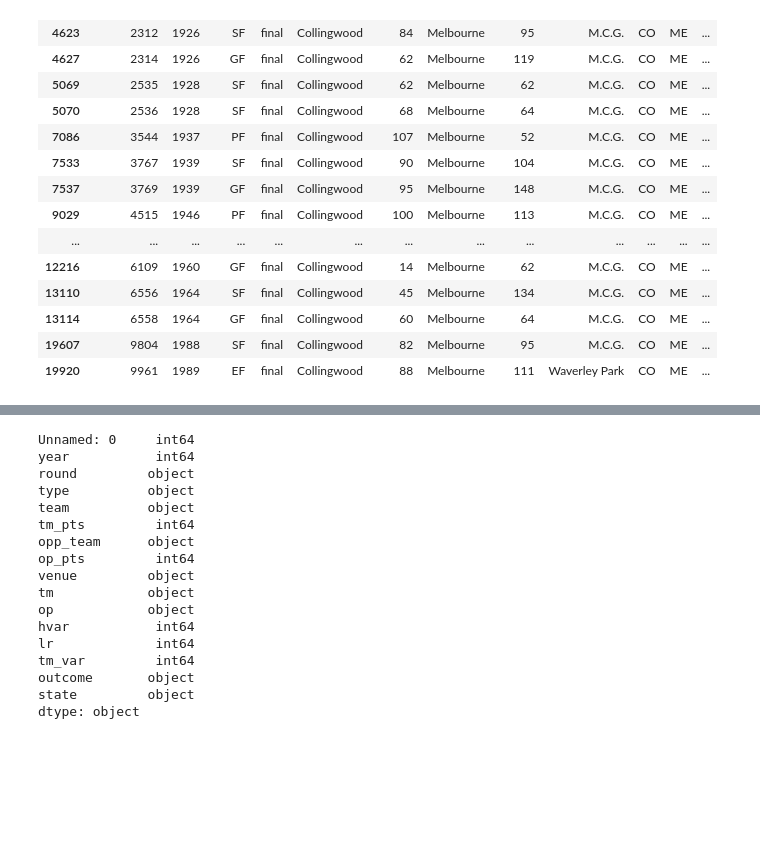
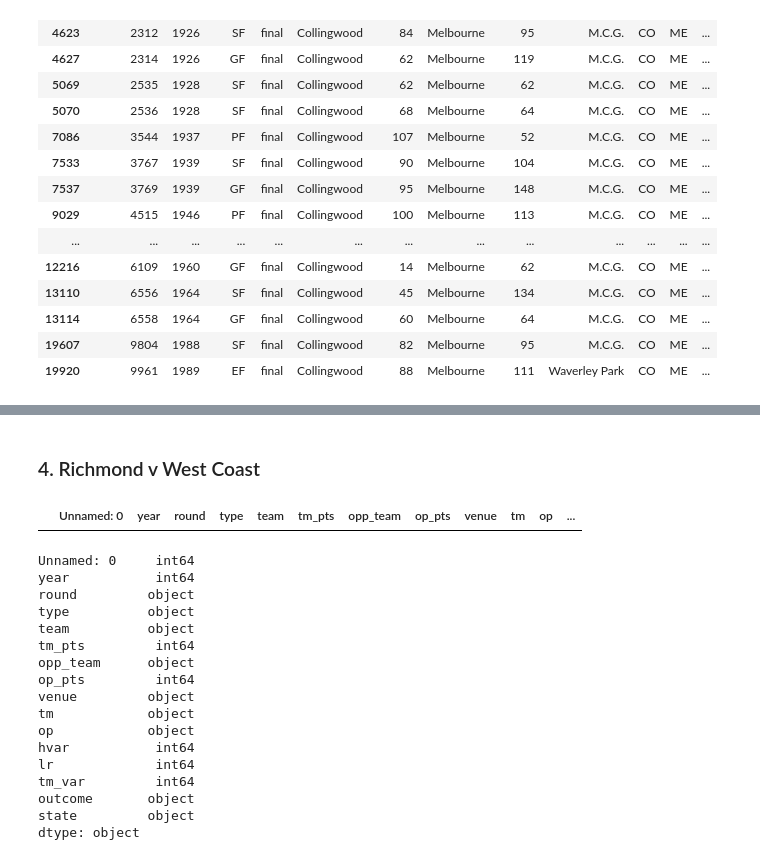
Before and after one commit to stevegabriel1/afl_explore, a Jupyter notebook: afl_gf_potentials.ipynb, the cells around one changed output, grey strips where cells are left out. Cells and saved outputs as stored; diff of their text form; code cells hidden in the pictures; blank space fills up the shorter version.

```diff
--- a/afl_gf_potentials.ipynb
+++ b/afl_gf_potentials.ipynb
@@ -73,3 +95,9 @@ updated.iloc[:,:][(updated.tm == 'CO')&(updated.op == 'ME')&(updated.type == 'fi
+# %% [markdown]
+### 4.  Richmond v West Coast
+# %%
+updated.iloc[:,:][(updated.tm == 'RI')&(updated.op == 'WC')&(updated.type == 'final')]
+# %% [output]
+|  | Unnamed: 0 | year | round | type | team | tm_pts | opp_team | op_pts | venue | tm | op | ... |
 # %%
 updated.dtypes
 # %% [output]
```
Also changed, not shown: parts of 7 cells of this notebook.
